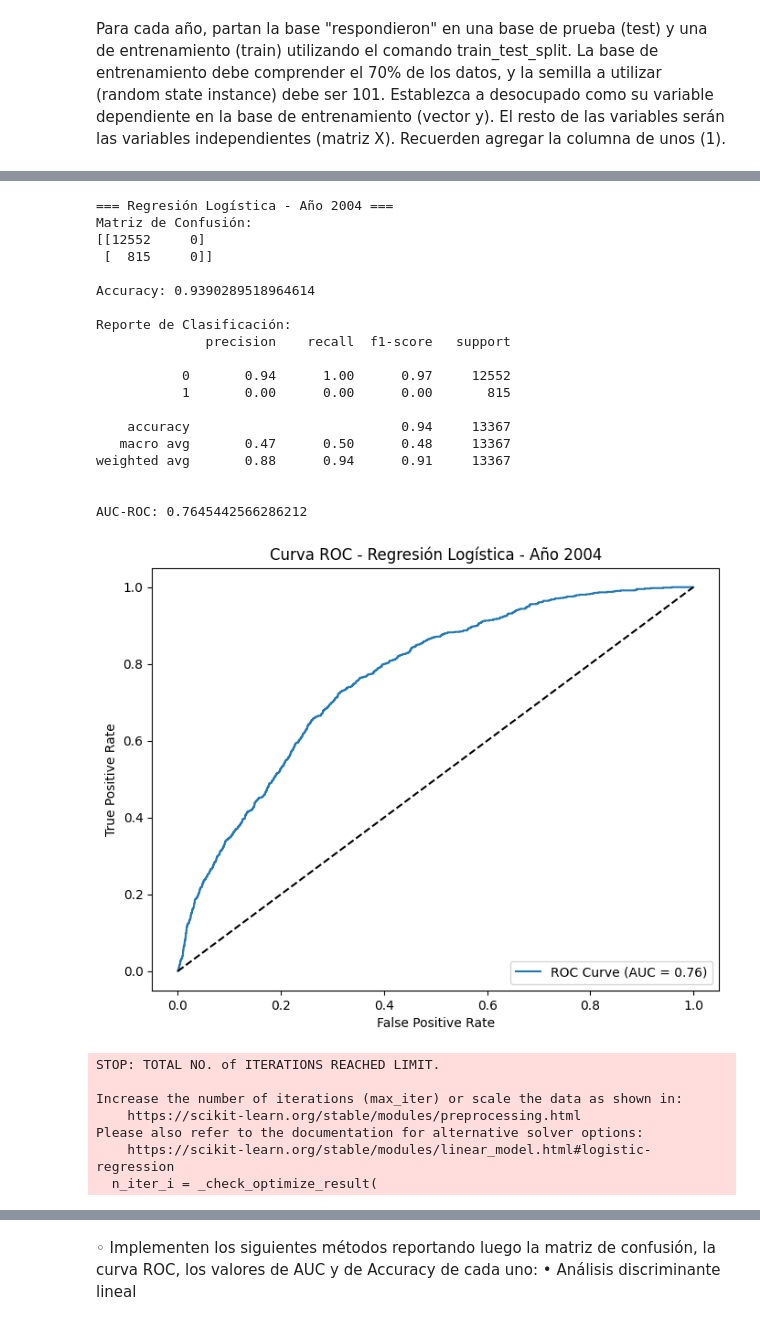
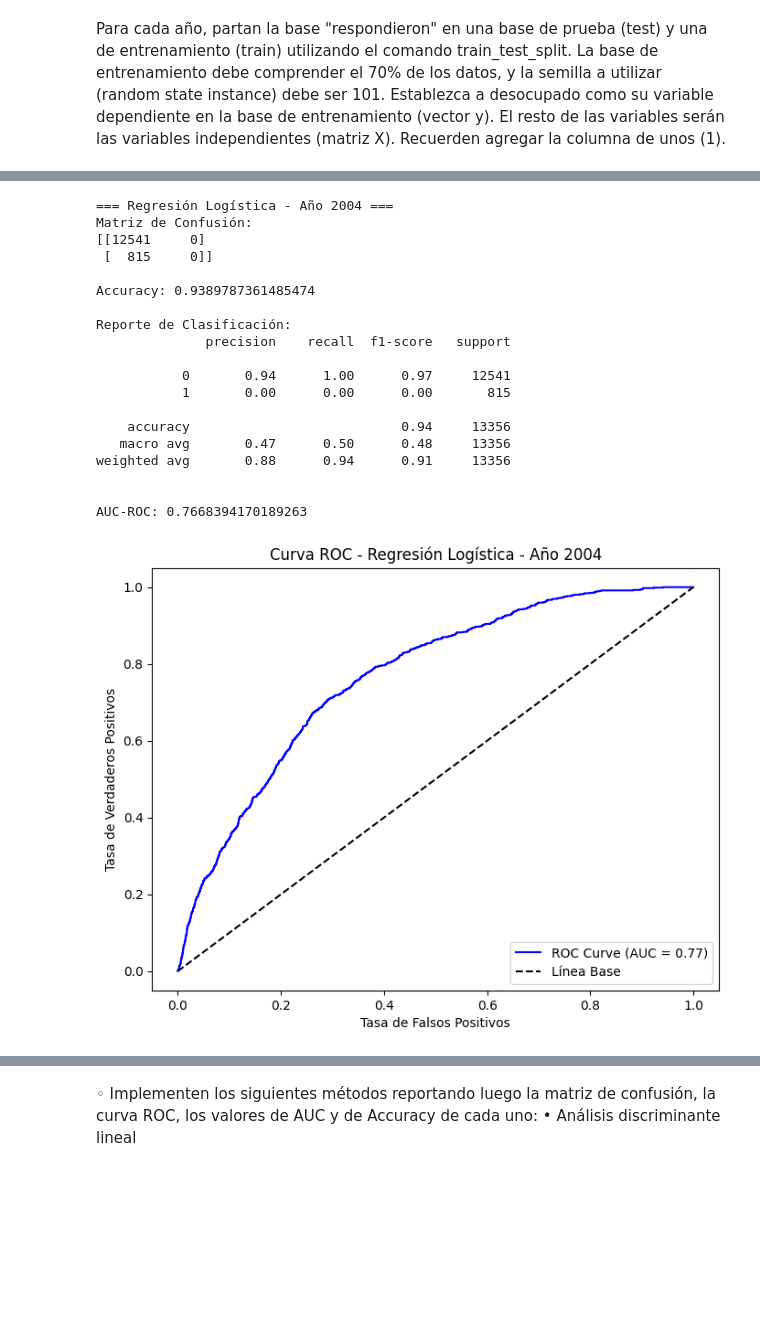
Before and after one commit to JorgeJimenezT/Big-Data-UBA---Jimenez-Menendez-Nunez, a Jupyter notebook: TP3/Tp3.ipynb, the cells around one changed output, grey strips where cells are left out. Drawn from its saved outputs; the diff is of its cells as text; code cells hidden in the pictures; blank space fills up the shorter version.

```diff
--- a/TP3/Tp3.ipynb
+++ b/TP3/Tp3.ipynb
@@ -274,6 +274,7 @@ nivel_ed_mapping = {
 
 estado_mapping = {
     0: 'Entrevista no realizada',
+    0: 'Entrevista individual no realizada (no respuesta al cuestion',
     1: 'Ocupado',
     2: 'Desocupado',
     3: 'Inactivo',
@@ -895,72 +827,65 @@ from sklearn.linear_model import LogisticRegression
 from sklearn.metrics import confusion_matrix, roc_curve, auc, accuracy_score, classification_report
 import matplotlib.pyplot as plt
 
-# Función para entrenar y evaluar el modelo de regresión logística
+# Función para entrenar y evaluar la Regresión Logística
 def evaluate_logistic_regression(X_train, y_train, X_test, y_test, year):
+    # Definir y entrenar el modelo
     model = LogisticRegression(max_iter=1000, random_state=101)
-    model.fit(X_train, y_train)
+    model.fit(X_train_2004, y_train_2004)
 
-    # Predicciones
+    # Predicciones y probabilidades
     y_pred = model.predict(X_test)
     y_prob = model.predict_proba(X_test)[:, 1]
 
-    # Métricas
+    # Calcular métricas
     cm = confusion_matrix(y_test, y_pred)
     acc = accuracy_score(y_test, y_pred)
     fpr, tpr, _ = roc_curve(y_test, y_prob)
     roc_auc = auc(fpr, tpr)
 
-    # Reporte
+    # Reportar resultados
     print(f"\n=== Regresión Logística - Año {year} ===")
     print("Matriz de Confusión:")
     print(cm)
     print("\nAccuracy:", acc)
     print("\nReporte de Clasificación:")
     print(classification_report(y_test, y_pred))
     print("\nAUC-ROC:", roc_auc)
 
-    # Gráfica de Curva ROC
+    # Graficar Curva ROC
     plt.figure(figsize=(8, 6))
-    plt.plot(fpr, tpr, label=f'ROC Curve (AUC = {roc_auc:.2f})')
-    plt.plot([0, 1], [0, 1], 'k--')
-    plt.xlabel('False Positive Rate')
-    plt.ylabel('True Positive Rate')
+    plt.plot(fpr, tpr, label=f'ROC Curve (AUC = {roc_auc:.2f})', color='blue')
+    plt.plot([0, 1], [0, 1], 'k--', label='Línea Base')
+    plt.xlabel('Tasa de Falsos Positivos')
+    plt.ylabel('Tasa de Verdaderos Positivos')
     plt.title(f'Curva ROC - Regresión Logística - Año {year}')
     plt.legend(loc='lower right')
     plt.show()
 
-# Evaluar para 2004 y 2024
+# Evaluar Regresión Logística para los conjuntos de datos de 2004 y 2024
 try:
     evaluate_logistic_regression(X_train_2004, y_train_2004, X_test_2004, y_test_2004, 2004)
-    evaluate_logistic_regression(X_train_2024, y_train_2024, X_test_2024, y_test_2024, 2024)
 except NameError as e:
     print(f"Error: {e}")
-    print("Por favor, asegúrate de que las variables X_train, y_train, X_test, y_test están definidas correctamente.")
+    print("Asegúrate de que los conjuntos X_train, y_train, X_test y y_test están definidos correctamente.")
 # %% [output]
 === Regresión Logística - Año 2004 ===
 Matriz de Confusión:
-[[12552     0]
+[[12541     0]
  [  815     0]]
 
-Accuracy: 0.9390289518964614
+Accuracy: 0.9389787361485474
 
 Reporte de Clasificación:
               precision    recall  f1-score   support
 
-           0       0.94      1.00      0.97     12552
+           0       0.94      1.00      0.97     12541
            1       0.00      0.00      0.00       815
 
-    accuracy                           0.94     13367
-   macro avg       0.47      0.50      0.48     13367
-weighted avg       0.88      0.94      0.91     13367
+    accuracy                           0.94     13356
+   macro avg       0.47      0.50      0.48     13356
+weighted avg       0.88      0.94      0.91     13356
 
 
-AUC-ROC: 0.7645442566286212
+AUC-ROC: 0.7668394170189263
-[figure, old version]
+[figure, new version]
-STOP: TOTAL NO. of ITERATIONS REACHED LIMIT.
-
-Increase the number of iterations (max_iter) or scale the data as shown in:
-    https://scikit-learn.org/stable/modules/preprocessing.html
-Please also refer to the documentation for alternative solver options:
-    https://scikit-learn.org/stable/modules/linear_model.html#logistic-regression
-  n_iter_i = _check_optimize_result(
```
Also changed, not shown: parts of 17 cells of this notebook.
